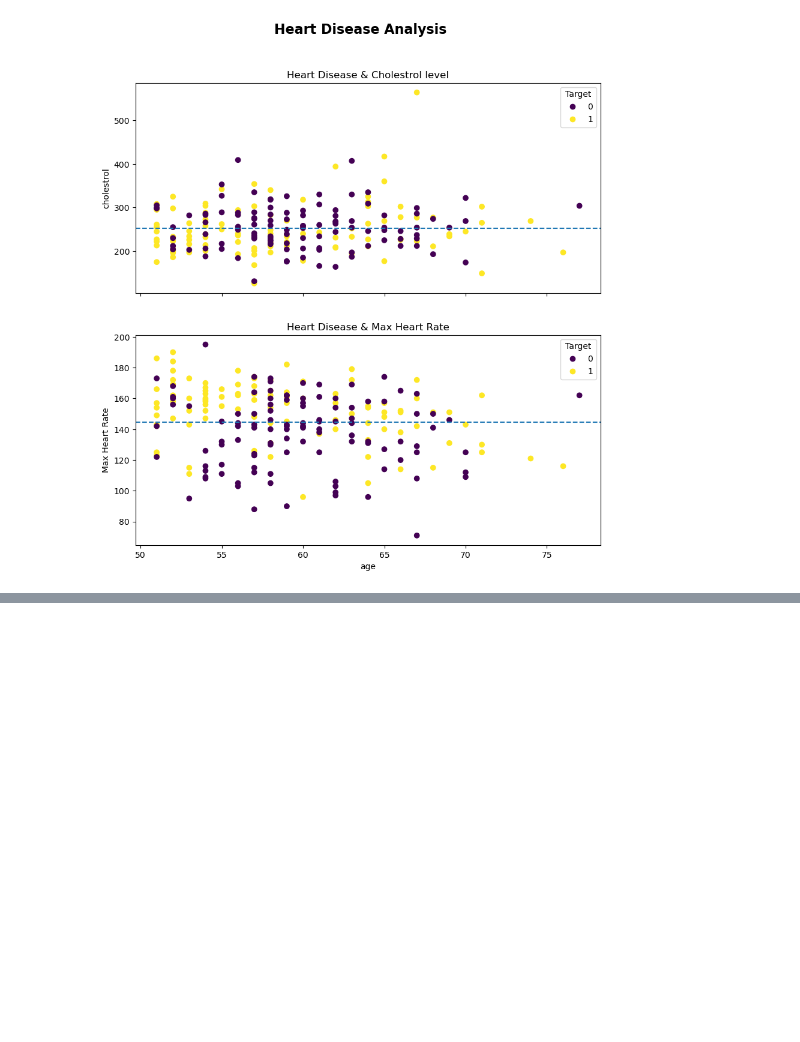
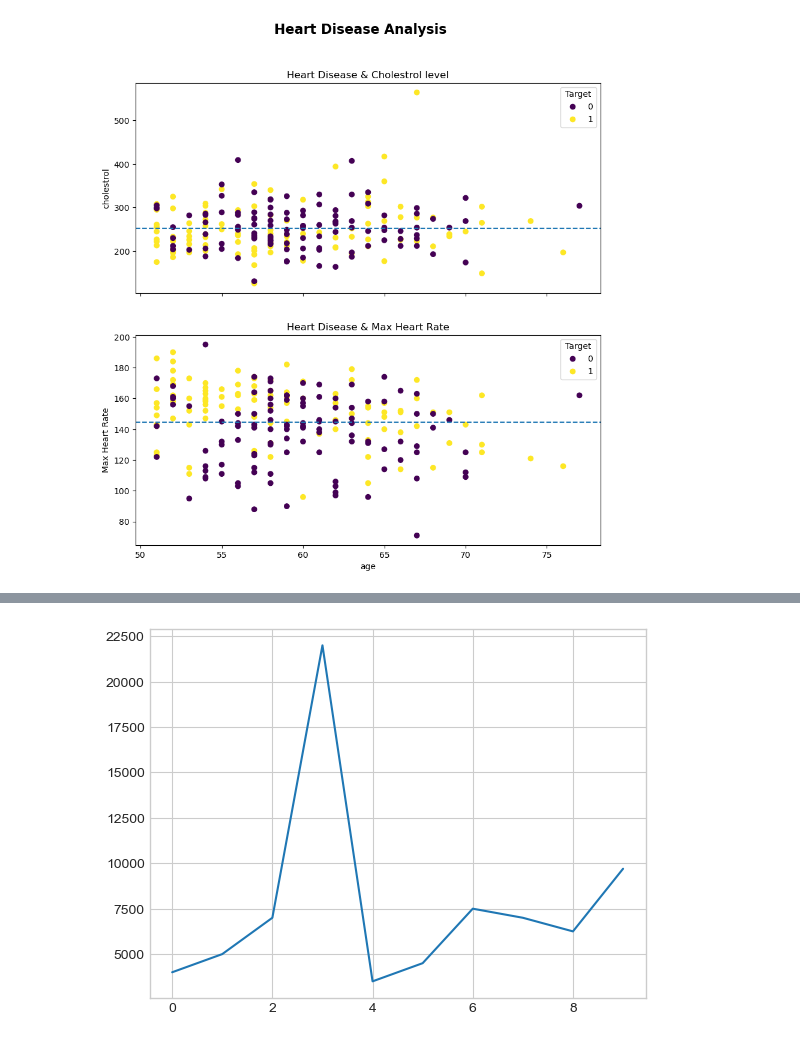
Before and after one commit to ayyesu/data-science_journey, a Jupyter notebook: sample-project/Introduction_to_matplotlib.ipynb, the cells around one changed output, grey strips where cells are left out. Cells and saved outputs as stored; diff of their text form; code cells hidden in the pictures; blank space fills up the shorter version.

Commit message:
customizing your plots

```diff
--- a/sample-project/Introduction_to_matplotlib.ipynb
+++ b/sample-project/Introduction_to_matplotlib.ipynb
@@ -448,0 +472,2 @@ fig.savefig("heart_disease_analysis.png");
+# %%
+plt.style.use("seaborn-v0_8-whitegrid")
@@ -448,0 +483,4 @@ fig.savefig("heart_disease_analysis.png");
+# %%
+car_sales["Price"].plot();
+# %% [output]
+[figure, added]
```
Also changed, not shown: parts of 17 cells of this notebook.
